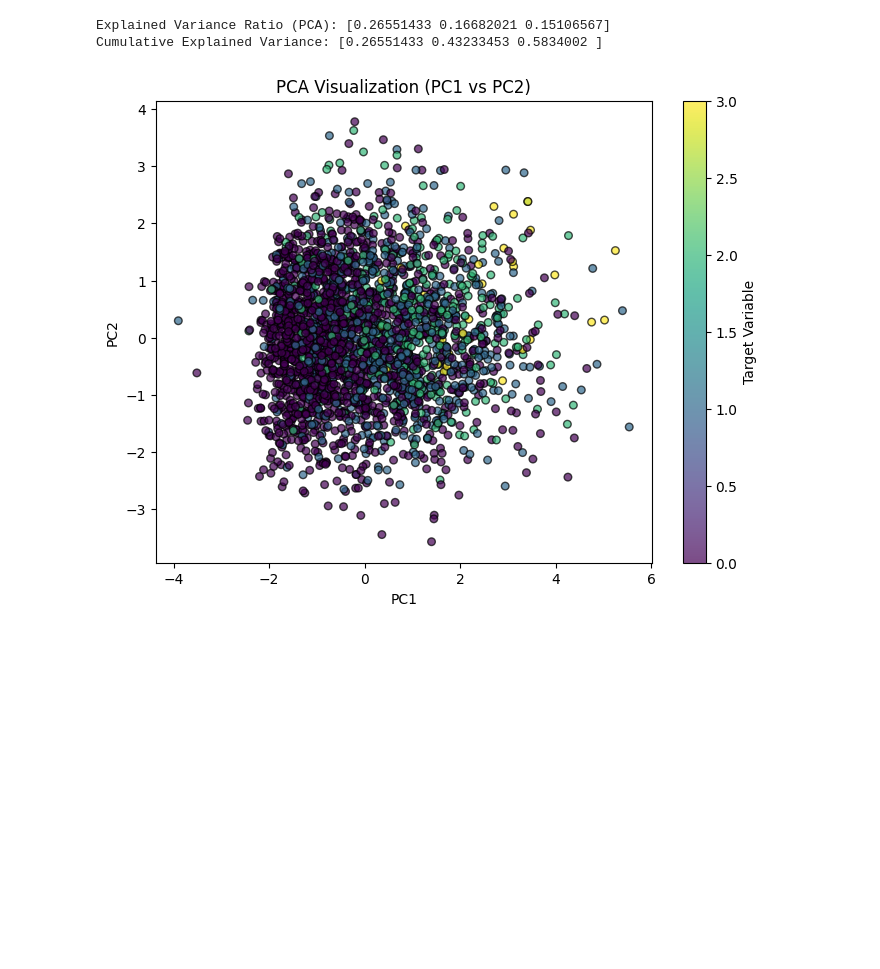
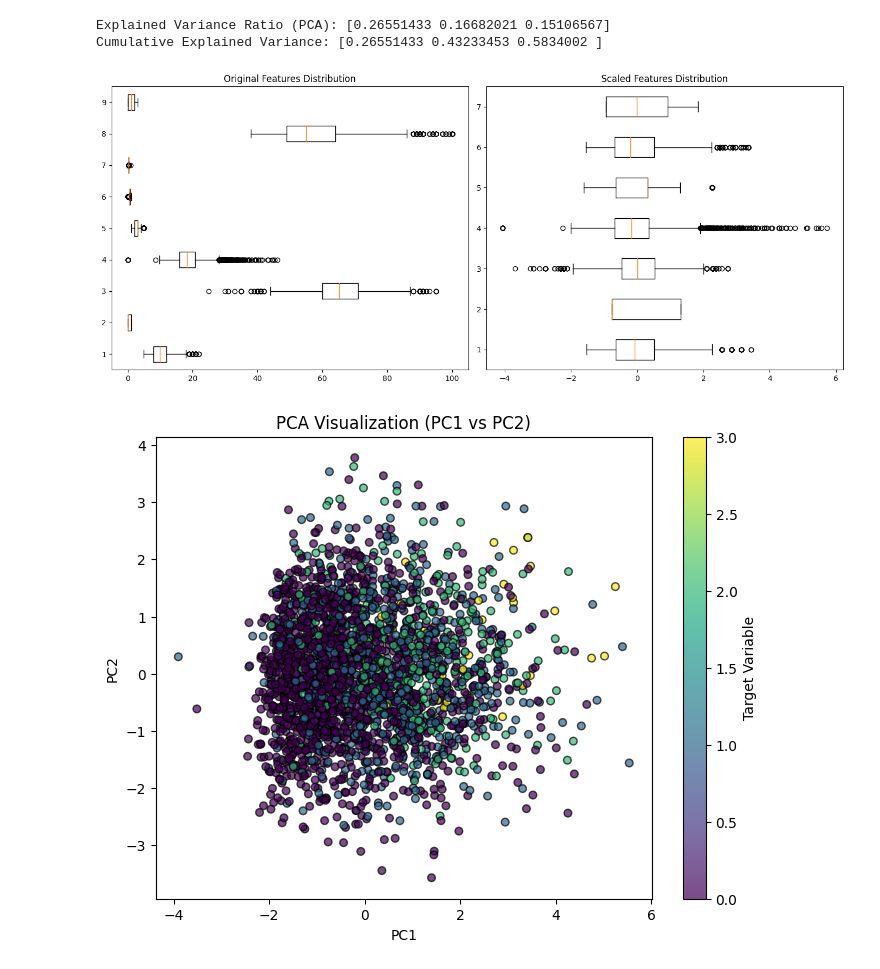
Before and after one commit to Nandana-Chigaterappa-HemanthKumar/PulseNet, a Jupyter notebook: svm-model-implementation.ipynb, the cells around one changed output. Saved outputs shown, nothing was run; the diff lists cells and outputs as text; code cells hidden in the pictures; blank space fills up the shorter version.

```diff
--- a/svm-model-implementation.ipynb
+++ b/svm-model-implementation.ipynb
@@ -140,6 +149,22 @@ print(f"Cumulative Explained Variance: {np.cumsum(explained_variance)}")
 # %% [output]
 Explained Variance Ratio (PCA): [0.26551433 0.16682021 0.15106567]
 Cumulative Explained Variance: [0.26551433 0.43233453 0.5834002 ]
+# %%
+# Visualize original vs scaled features
+fig, axes = plt.subplots(1, 2, figsize=(14, 6))
+
+# Before scaling
+axes[0].boxplot(X.values, vert=False)
+axes[0].set_title("Original Features Distribution")
+
+# After scaling
+axes[1].boxplot(X_scaled, vert=False)
+axes[1].set_title("Scaled Features Distribution")
+
+plt.tight_layout()
+plt.show()
+# %% [output]
+[figure, added]
 # %%
 # Visualize PCA components
 plt.figure(figsize=(8, 6))
```
Also changed, not shown: parts of 11 cells of this notebook.
